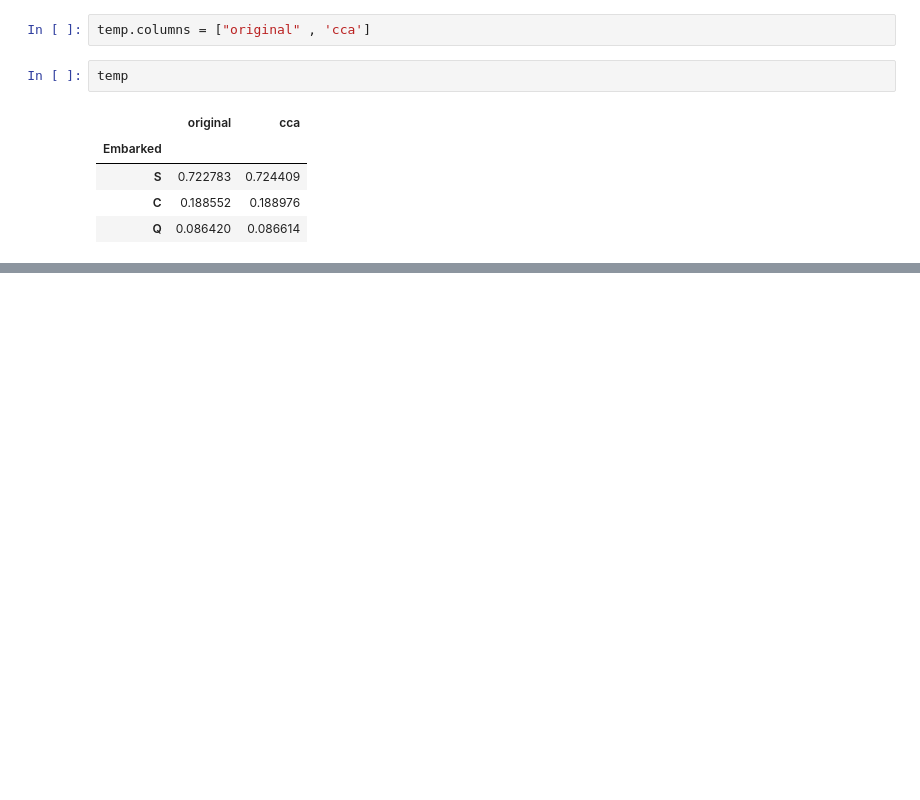
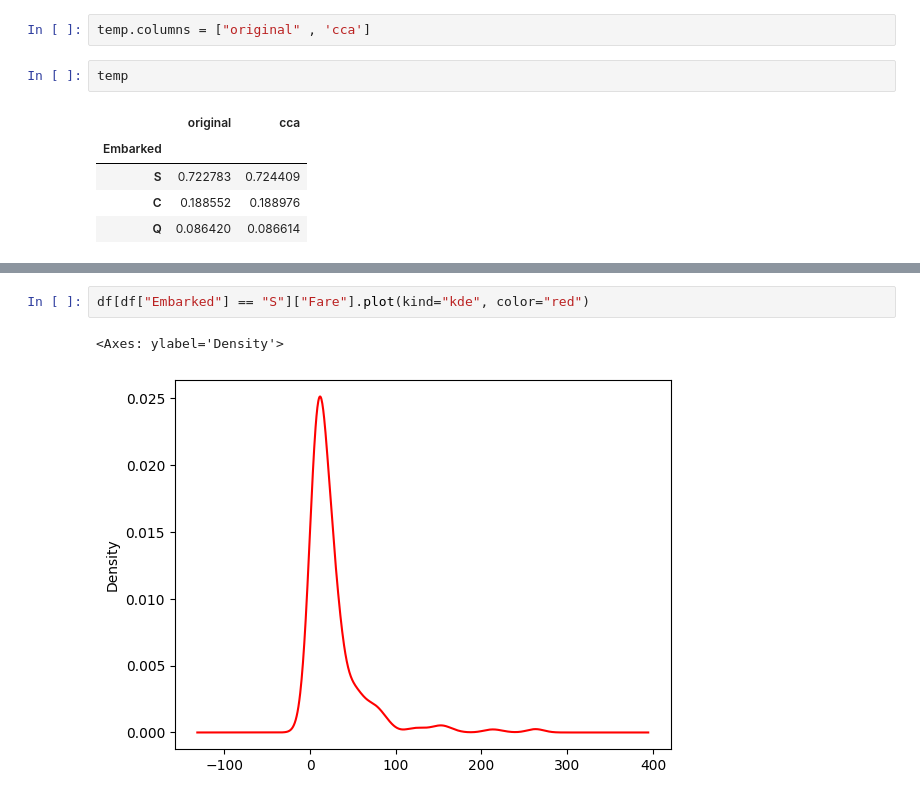
Before and after one commit to uk-zash/Machine-Learning, a Jupyter notebook: CCA.ipynb, the cells around one changed output, grey strips where cells are left out. Cells and saved outputs as stored; diff of their text form; blank space fills up the shorter version.

```diff
--- a/CCA.ipynb
+++ b/CCA.ipynb
@@ -100,0 +126,5 @@ temp
+# %%
+df[df["Embarked"] == "S"]["Fare"].plot(kind="kde", color="red")
+# %% [output]
+<Axes: ylabel='Density'>
+[figure, added]
```
Also changed, not shown: parts of 4 cells of this notebook, 4 other files.
